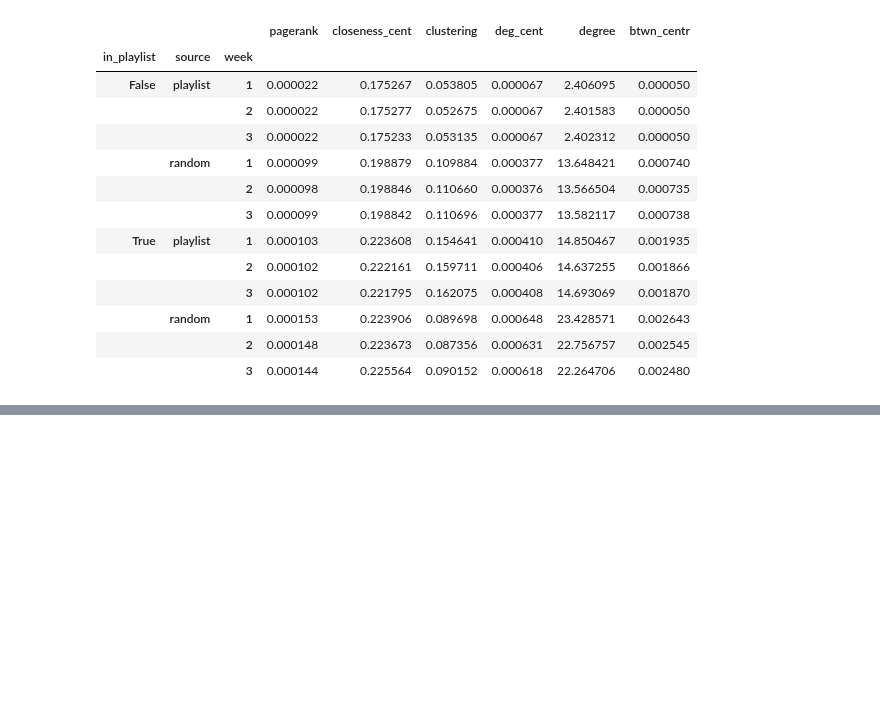
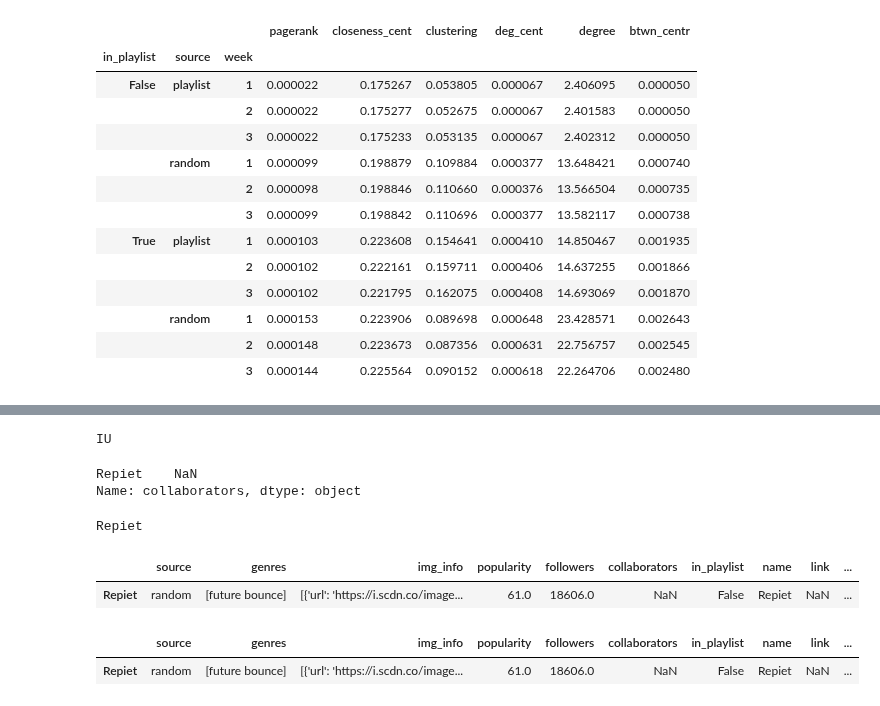
Before and after one commit to scmcqueen/SI608NetworksProject, a Jupyter notebook: LoadFullGraphs.ipynb, the cells around one changed output, grey strips where cells are left out. Drawn from its saved outputs; the diff is of its cells as text; code cells hidden in the pictures; blank space fills up the shorter version.

```diff
--- a/LoadFullGraphs.ipynb
+++ b/LoadFullGraphs.ipynb
@@ -230,2 +254,48 @@ mega.groupby(['in_playlist','source','week'])[['pagerank','closeness_cent','clus
+# %%
+cache = open_file('cache.json')
+df = week3_df.copy()
+# %%
+for x in list(df['name']):
+    collab = df[df.name==x]['collaborators'].isna().item()
+    if collab:
+        # update collaborators
+        if x in cache.keys():
+            print(x)
+            df.loc[df.name ==x,'collaborators']=cache[x]
+        break
+# %% [output]
+IU
+# %%
+def update_null_collaborators(row:pd.Series):
+    collab_na = row.isna()['collaborators']
+    name = row['name']
+    if collab_na:
+        if name in cache.keys() and ('collaborators' in cache[name].keys()):
+            output = cache[name]['collaborators']
+        else:
+            output = row['collaborators']
+    else:
+        output = row['collaborators']
+    return output
+# %%
+df['collaborators']=df.apply(lambda x: update_null_collaborators(x),axis=1)
+# %%
+df[df.name=='Repiet']['collaborators']
+# %% [output]
+Repiet    NaN
+Name: collaborators, dtype: object
+# %%
+tttt = df[df.name =='Repiet'].copy()
+tttt['test']=tttt.apply(lambda x: update_null_collaborators(x),axis=1)
+tttt
+# %% [output]
+Repiet
+|  | source | genres | img_info | popularity | followers | collaborators | in_playlist | name | link | ... |
+| Repiet | random | [future bounce] | [{'url': 'https://i.scdn.co/image... | 61.0 | 18606.0 | NaN | False | Repiet | NaN | ... |
+# %%
+graphs['week3']['df'].sample()
+# %% [output]
+|  | source | genres | img_info | popularity | followers | collaborators | in_playlist | name | link | ... |
+| Repiet | random | [future bounce] | [{'url': 'https://i.scdn.co/image... | 61.0 | 18606.0 | NaN | False | Repiet | NaN | ... |
 # %%
 # save to csv for my peers
```
Also changed, not shown: parts of 6 cells of this notebook, 2 other files.
